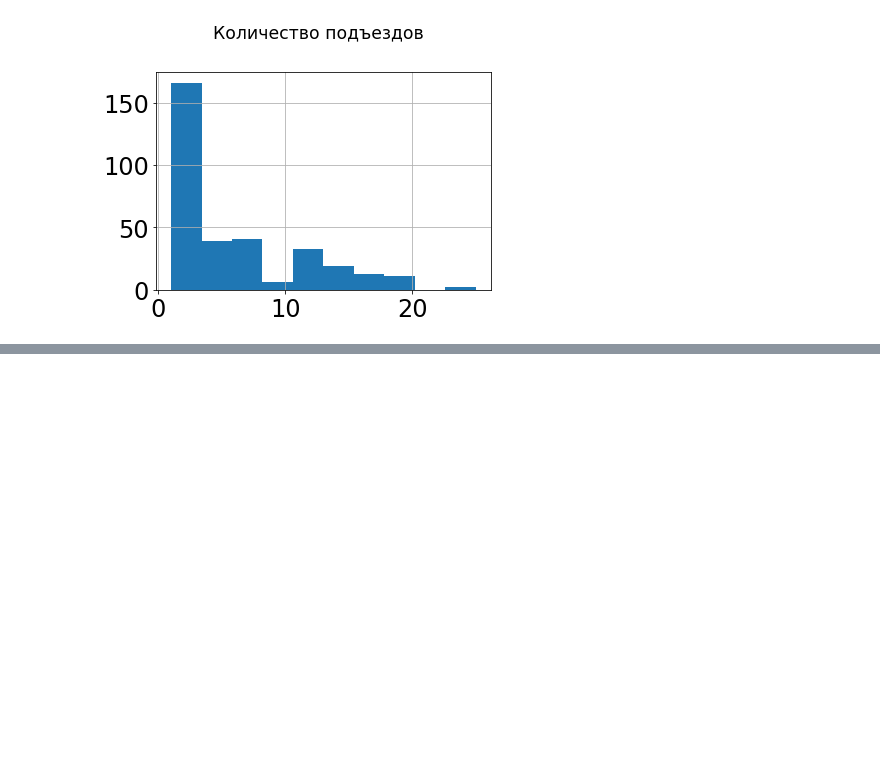
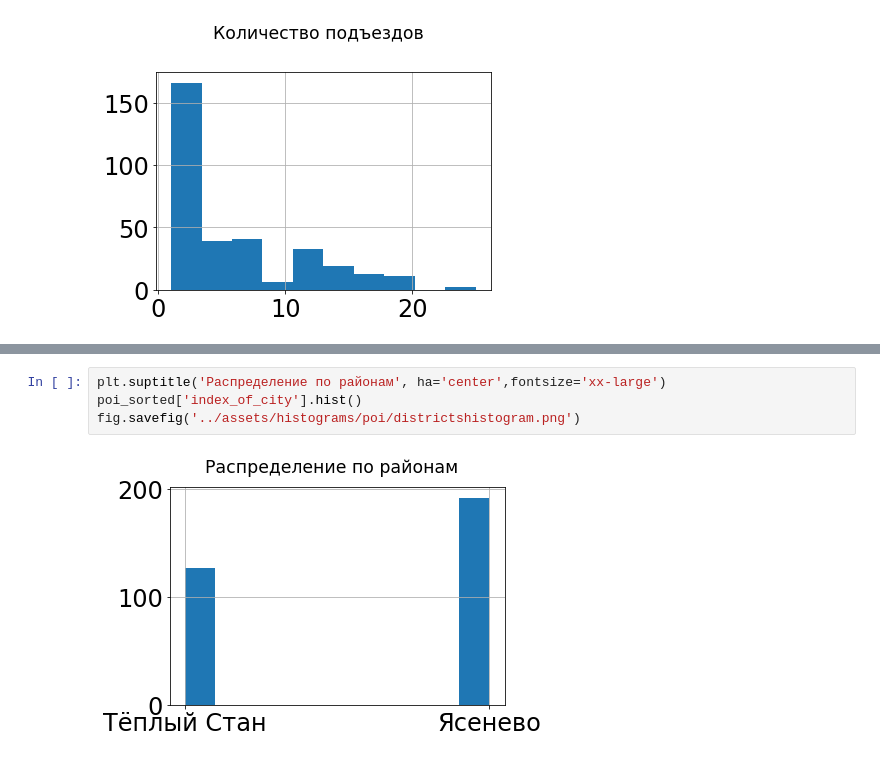
Before and after one commit to brieflywriting/project, a Jupyter notebook: pyscripts/pandastest.ipynb, the cells around one changed output, grey strips where cells are left out. Drawn from its saved outputs; the diff is of its cells as text; blank space fills up the shorter version.

```diff
--- a/pyscripts/pandastest.ipynb
+++ b/pyscripts/pandastest.ipynb
@@ -261 +280,7 @@ fig.savefig('../assets/histograms/dwellings/amountoffloors_histogram.png')
+# %%
+plt.suptitle('Распределение по районам', ha='center',fontsize='xx-large')
+poi_sorted['index_of_city'].hist()
+fig.savefig('../assets/histograms/poi/districtshistogram.png')
+# %% [output]
+[figure, added]
 # %%
```
Also changed, not shown: parts of 10 cells of this notebook, 10 other files.
